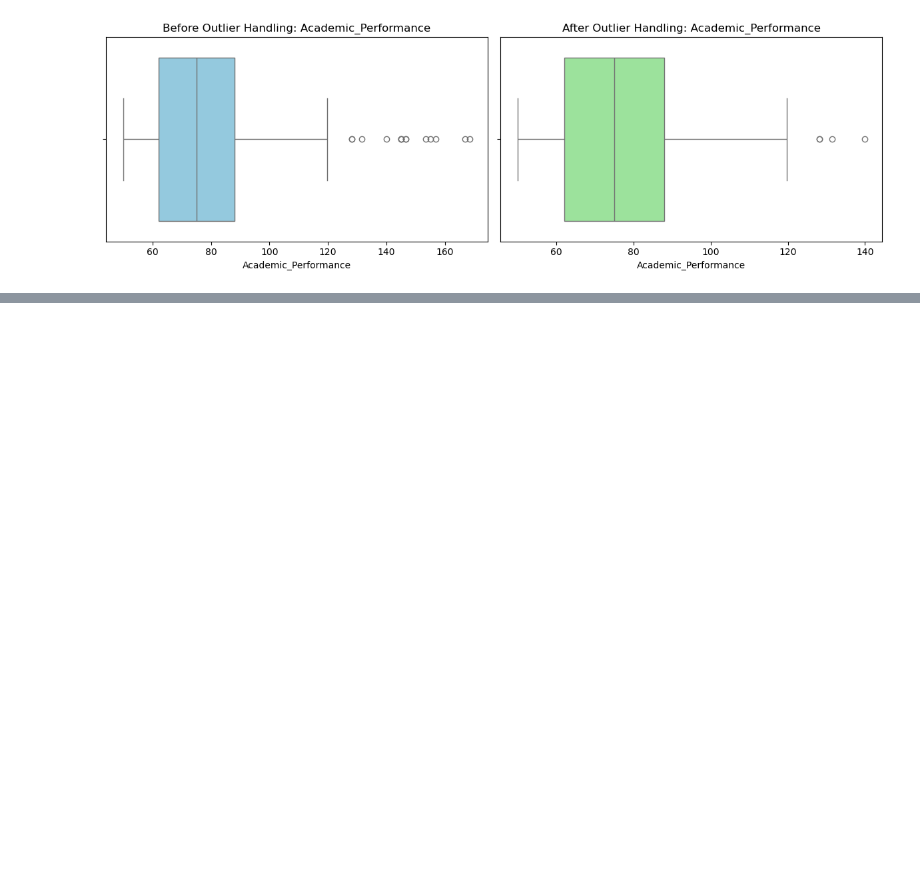
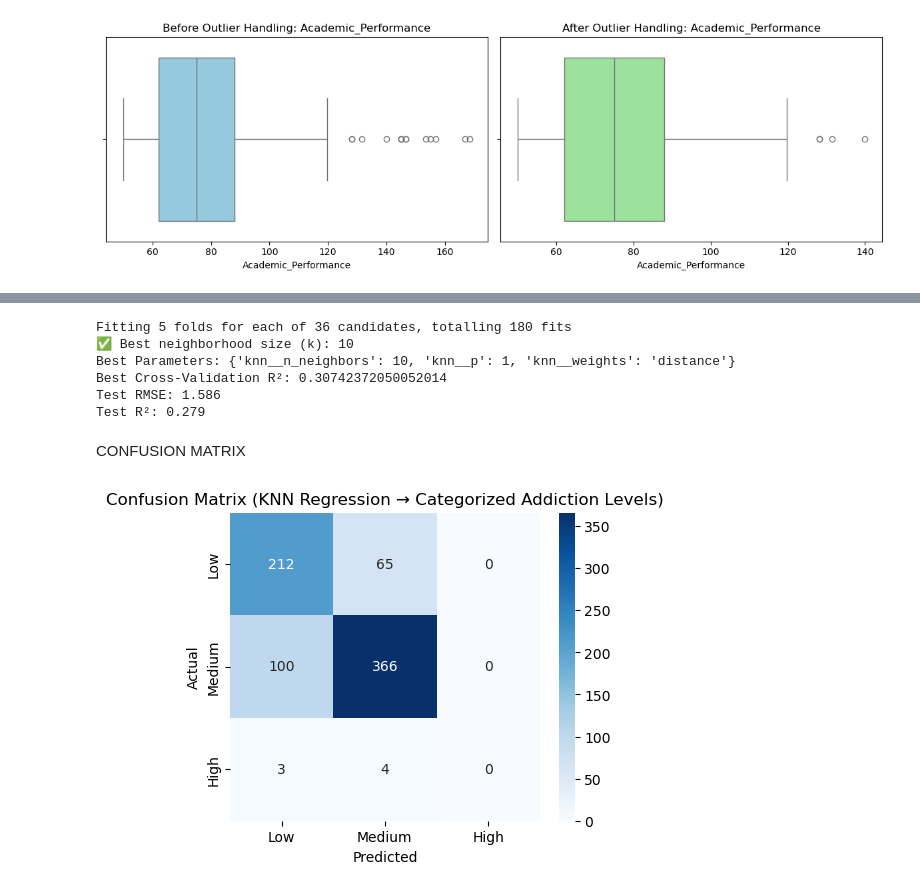
Before and after one commit to amitabhdeogh-09/ML-Project1, a Jupyter notebook: DATASET ML.ipynb, the cells around one changed output, grey strips where cells are left out. Cells and saved outputs as stored; diff of their text form; code cells hidden in the pictures; blank space fills up the shorter version.

```diff
--- a/DATASET ML.ipynb
+++ b/DATASET ML.ipynb
@@ -553,0 +554,15 @@ Passing `palette` without assigning `hue` is deprecated and will be removed in v
+# %%
+import numpy as np
+
+# === Add train/test flag ===
+df["is_train"] = np.random.uniform(0, 1, len(df)) <= 0.75
+
+# === Create train and test sets ===
+train, test = df[df["is_train"] == True], df[df["is_train"] == False]
+
+print("No. of observations in training dataset:", len(train))
+print("No. of observations in testing dataset:", len(test))
+
+# === Features (excluding target and helper column) ===
+f = df.columns.drop(["Addiction_Level", "is_train"])
+print("Features used for training:", f.tolist())
@@ -553,0 +661,59 @@ Passing `palette` without assigning `hue` is deprecated and will be removed in v
+# %%
+# Train-Test Split
+from sklearn.model_selection import train_test_split
+
+X_train, X_test, y_train, y_test = train_test_split(
+    X, y, test_size=0.25, random_state=42
+)
+
+# Refit GridSearchCV on training set only
+clf = GridSearchCV(pipe, search_space, cv=5, scoring="r2", verbose=1, n_jobs=-1)
+clf.fit(X_train, y_train)
+
+# Best Params
+best_k = clf.best_estimator_.get_params()["knn__n_neighbors"]
+print("✅ Best neighborhood size (k):", best_k)
+print("Best Parameters:", clf.best_params_)
+print("Best Cross-Validation R²:", clf.best_score_)
+
+# Evaluate on Test Set
+y_pred = clf.predict(X_test)
+rmse = np.sqrt(mean_squared_error(y_test, y_pred))
+r2 = r2_score(y_test, y_pred)
+
+print(f"Test RMSE: {rmse:.3f}")
+print(f"Test R²: {r2:.3f}")
+# %% [output]
+Fitting 5 folds for each of 36 candidates, totalling 180 fits
+✅ Best neighborhood size (k): 10
+Best Parameters: {'knn__n_neighbors': 10, 'knn__p': 1, 'knn__weights': 'distance'}
+Best Cross-Validation R²: 0.30742372050052014
+Test RMSE: 1.586
+Test R²: 0.279
+# %% [markdown]
+CONFUSION MATRIX
+# %%
+import pandas as pd
+import seaborn as sns
+import matplotlib.pyplot as plt
+from sklearn.metrics import confusion_matrix
+
+# Define bins (you can adjust thresholds based on your data distribution)
+bins = [0, 9, 15, 25]
+labels = ["Low", "Medium", "High"]
+
+# Convert continuous values into categories
+y_test_cat = pd.cut(y_test, bins=bins, labels=labels)
+y_pred_cat = pd.cut(y_pred, bins=bins, labels=labels)
+
+# Confusion Matrix
+cm = confusion_matrix(y_test_cat, y_pred_cat, labels=labels)
+
+plt.figure(figsize=(5,4))
+sns.heatmap(cm, annot=True, fmt="d", cmap="Blues", xticklabels=labels, yticklabels=labels)
+plt.xlabel("Predicted")
+plt.ylabel("Actual")
+plt.title("Confusion Matrix (KNN Regression → Categorized Addiction Levels)")
+plt.show()
+# %% [output]
+[figure, added]
```
Also changed, not shown: parts of 16 cells of this notebook.
